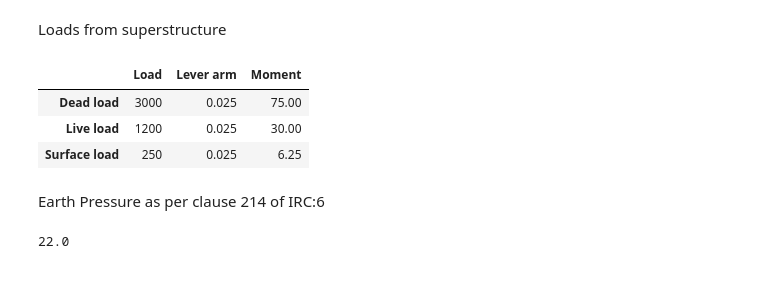
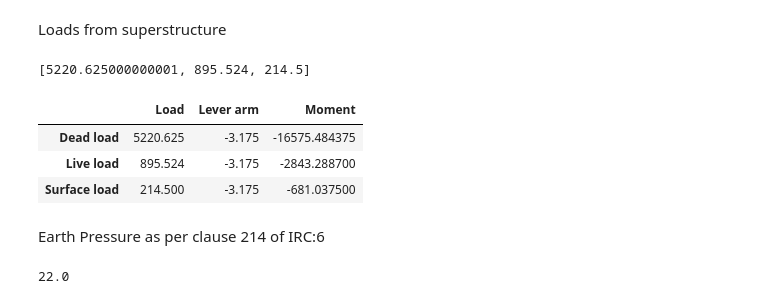
Before and after one commit to Rawrr-123/PSC_bridge, a Jupyter notebook: Abutment.ipynb, the cells around one changed output. Drawn from its saved outputs; the diff is of its cells as text; code cells hidden in the pictures.

```diff
--- a/Abutment.ipynb
+++ b/Abutment.ipynb
@@ -10,8 +10,7 @@ from irc6_2007 import *
 
 df = pd.read_excel('outputs/loads.xlsx', index_col=[0, 1])
 display(df)
-www = df.loc[[('MaxSF','ClassA')]]
-display(www.max())
+ll = df.loc[[('MaxSF','Class70RW')]].max().max()
 # %% [output]
 |  |  | 0.00 | 6.25 | 12.50 | 18.75 | 25.00 | 31.25 | 37.50 | 43.75 | 50.00 |
 | MaxBM | ClassA | 0.000 | 2361.037 | 4068.075 | 5120.737 | 5526.150 | 5340.038 | 4327.675 | 2494.638 | 0.000 |
@@ -110,8 +114,9 @@ Inputs: Live Loads, Dead loads and Pedestrian loads
 # %%
 #dummy loads
 df1=pd.read_csv('outputs/DL_for_Seismic.csv',index_col=None,header=None)
-# print(df1)
-dl = df1.iloc[1,3]+df1.iloc[2,3] #dead loads
-ll = 1000 #live loads including impact
-pdl = df1.iloc[4,3] #pedestrian loads
-sdl=df1.iloc[3,3] #Surface Loads
+print(df1)
+dl = float(df1.iloc[1,2]) + float(df1.iloc[2,2]) #dead loads
+# ll = 1000 #live loads including impact
+pdl = float(df1.iloc[4,2]) #pedestrian loads
+sdl = float(df1.iloc[3,2]) #Surface Loads
+print(type(pdl))
@@ -172,21 +180,23 @@ display(A1.loc[7,'Load'])
 # %% [markdown]
 Loads from superstructure
 # %%
-load = [dl,ll+pdl,sdl]
+load = [dl,ll,sdl]
+print(load)
 arm = [round(z(abut['ttl_stembase_width'],abut['haunch']['stem_haunch'][0],abut['edge_to_bearing_c']+abut['bw_to_bearing_c'],abut['bw_width'],'r'),5),
       round(z(abut['ttl_stembase_width'],abut['haunch']['stem_haunch'][0],abut['edge_to_bearing_c']+abut['bw_to_bearing_c'],abut['bw_width'],'r'),5),
       round(z(abut['ttl_stembase_width'],abut['haunch']['stem_haunch'][0],abut['edge_to_bearing_c']+abut['bw_to_bearing_c'],abut['bw_width'],'r'),5)]
 moment = []
 for index,i in enumerate(load):
     moment.append(load[index]*arm[index])
 A2 = pd.DataFrame({'Load':load, 'Lever arm':arm,'Moment':moment}, index = ['Dead load','Live load','Surface load'])
 display(A2)
 # display(A2.iloc[1,0])
 # %% [output]
+[5220.625000000001, 895.524, 214.5]
 |  | Load | Lever arm | Moment |
-| Dead load | 3000 | 0.025 | 75.00 |
-| Live load | 1200 | 0.025 | 30.00 |
-| Surface load | 250 | 0.025 | 6.25 |
+| Dead load | 5220.625 | -3.175 | -16575.484375 |
+| Live load | 895.524 | -3.175 | -2843.288700 |
+| Surface load | 214.500 | -3.175 | -681.037500 |
 # %% [markdown]
 Earth Pressure as per clause 214 of IRC:6
 # %%
```
Also changed, not shown: parts of 40 cells of this notebook.
